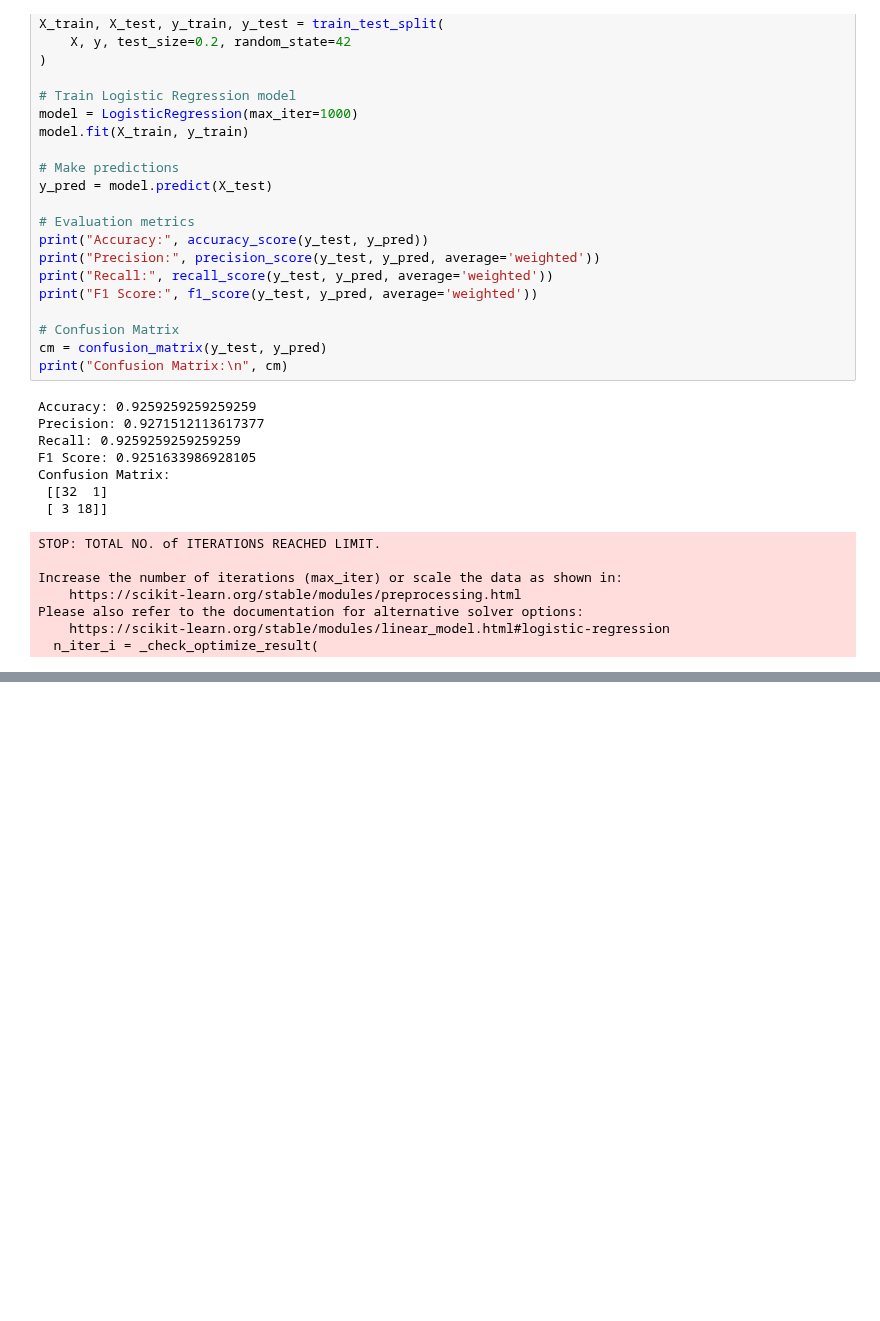
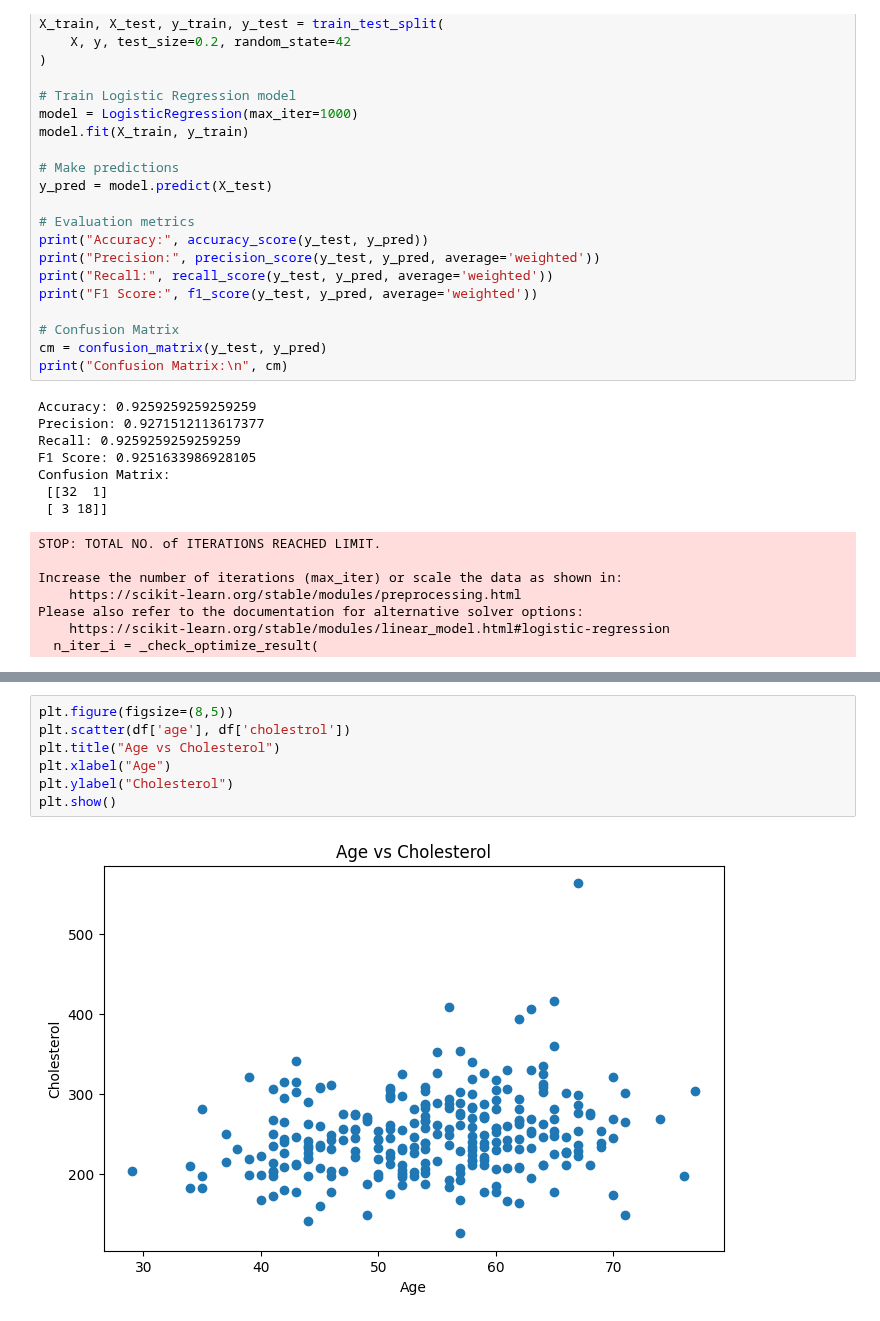
Before and after one commit to Dibyendu-Sen/Data_Analytics, a Jupyter notebook: codes/git_plot.ipynb, the cells around one changed output, grey strips where cells are left out. Saved outputs shown, nothing was run; the diff lists cells and outputs as text; blank space fills up the shorter version.

```diff
--- a/codes/git_plot.ipynb
+++ b/codes/git_plot.ipynb
@@ -73,0 +137,9 @@ Please also refer to the documentation for alternative solver options:
+# %%
+plt.figure(figsize=(8,5))
+plt.scatter(df['age'], df['cholestrol'])
+plt.title("Age vs Cholesterol")
+plt.xlabel("Age")
+plt.ylabel("Cholesterol")
+plt.show()
+# %% [output]
+[figure, added]
```
Also changed, not shown: parts of 13 cells of this notebook.
